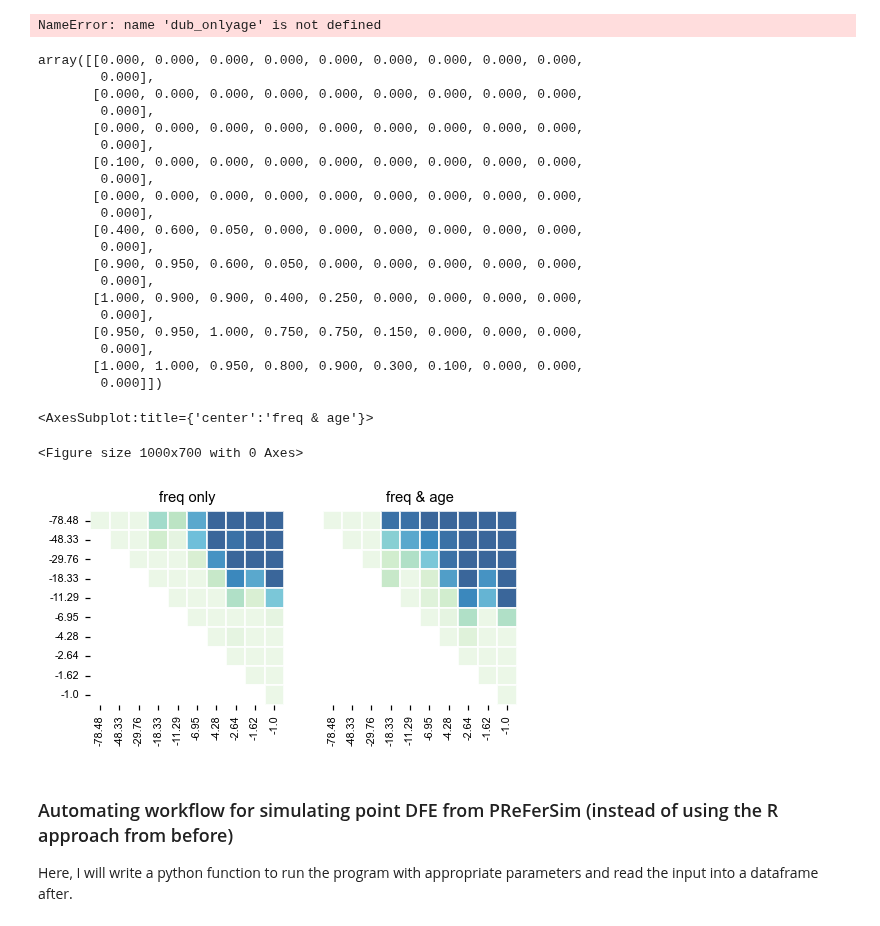
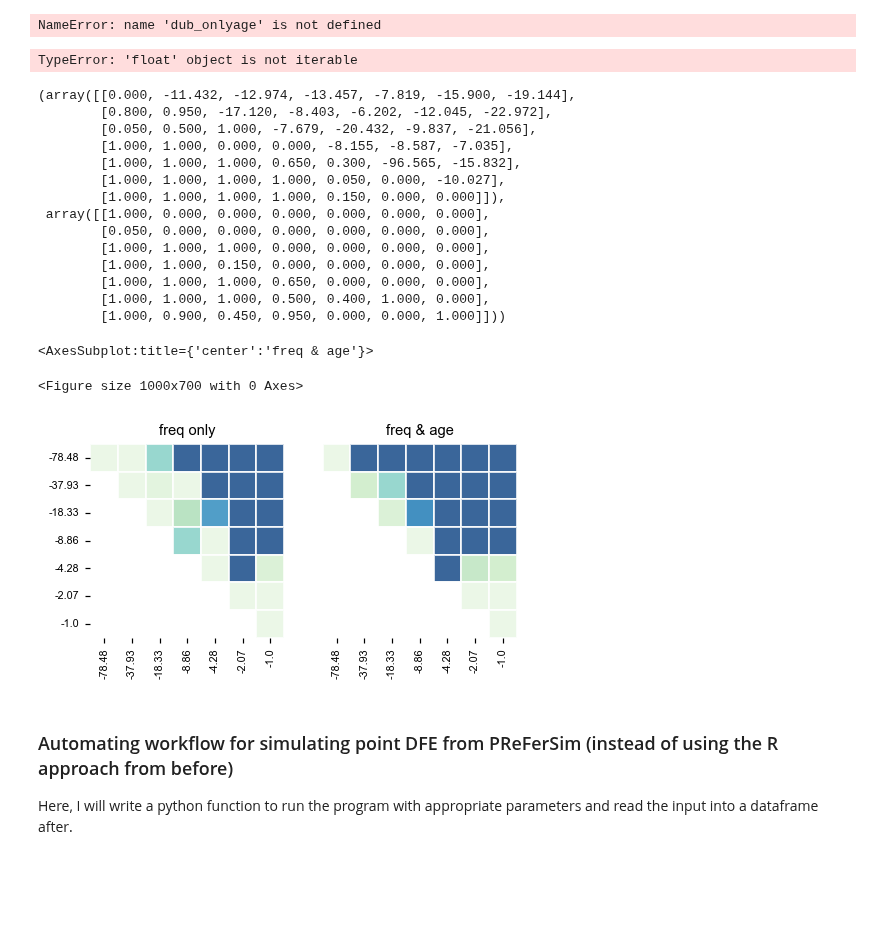
Before and after one commit to VivaswatS/selCoefEst, a Jupyter notebook: mom-framework.ipynb, the cells around one changed output. Drawn from its saved outputs; the diff is of its cells as text; code cells hidden in the pictures; blank space fills up the shorter version.

```diff
--- a/mom-framework.ipynb
+++ b/mom-framework.ipynb
@@ -743,0 +1086,12 @@ array([-0.316, -0.401, -0.509, -0.646, -0.820, -1.040, -1.320, -1.675,
+# %%
+# sin_onlyfreq = [np.sum(get_lp_xl(g1, datneut[:,5], cutoff=2)) for g1 in gamma2]
+# sin_onlyage = [np.sum(get_lp_alxl(g1, datneut[:,5], datneut[:,2], cutoff=2)) for g1 in gamma2]
+# print(gamma2[np.argmax(sin_onlyfreq)], gamma2[np.argmax(sin_onlyage)])
+mle = get_boot_ci(datneut, nsamps=len(datneut), nboot=100)
+# mle.std(axis=0)
+
+# plt.scatter(np.repeat(0.001,len(mle)),mle[:,0],alpha=0.5,color='deepskyblue',label='only freq'); plt.ylabel('estimated γ')
+# plt.scatter(np.repeat(-.001,len(mle)),mle[:,1],alpha=0.5,color='coral',label='freq & age'); plt.xlabel('true γ'); #plt.semilogy()
+# plt.legend(); plt.grid()
+# np.corrcoef(mle[:,0],mle[:,1])
+# mle.mean(axis=0), mle.std(axis=0)
@@ -973,9 +1295,9 @@ newdat = newdf1.to_numpy()
 # %%
 ## assuming two selection coefficients and only freq info (split 50/50)
 dub_onlyfreq = np.zeros((len(gamma2),len(gamma2))) # need a 2d search
-for ig1, g1 in enumerate(gamma2):
-    for ig2, g2 in enumerate(gamma2[0:(ig1+1)]):
-        dub_onlyfreq[ig1, ig2] = np.sum(np.log(0.5*np.exp(get_lp_xl(g1, newdat[:,5])) + 0.5*np.exp(get_lp_xl(g2, newdat[:,5]))))
+# for ig1, g1 in enumerate(gamma2):
+#     for ig2, g2 in enumerate(gamma2[0:(ig1+1)]):
+#         dub_onlyfreq[ig1, ig2] = np.sum(np.log(0.5*np.exp(get_lp_xl(g1, newdat[:,5])) + 0.5*np.exp(get_lp_xl(g2, newdat[:,5]))))
 
 mask = np.full(dub_onlyfreq.shape,False)
 mask[np.triu_indices_from(dub_onlyfreq,k=1)] = True
@@ -1175,13 +1497,13 @@ def resample_calculateprob_age(newdat, gamma, num_sims=16, num_samps=500, thresh
 
     return [prob/num_sims, estgonlyage, np.array([estg1onlyage, estg2onlyage])]
 # %%
-diffgamma = np.reshape(list(it.combinations(gamma[0::2], 2)), (-1,2)) # np.reshape([(-1., x) for x in gamma[:-1][::2]], (-1,2)) #
+diffgamma = np.reshape(list(it.combinations(gamma[::3], 2)), (-1,2)) # np.reshape([(-1., x) for x in gamma[:-1][::2]], (-1,2)) #
 diffprobs = np.zeros((len(diffgamma),2))
 sinpreds = np.zeros((len(diffgamma),2))
 dubpreds = np.zeros((len(diffgamma),4))
 for ig, g in enumerate(diffgamma):
-    newdf1 = df1.iloc[np.ravel(np.where(dat[:,1]==g[0])),:].append(df1.iloc[np.ravel(np.where(dat[:,1]==g[1])),:])
+    newdf1 = df2.iloc[np.ravel(np.where(dat2[:,1]==g[0])),:].append(df2.iloc[np.ravel(np.where(dat2[:,1]==g[1])),:])
     # newdf1 = newdf1.sample(frac=1)
     newdat = newdf1.to_numpy()
-    diffprobs[ig,0], sinpreds[ig,0], dubpreds[ig,:2] = resample_calculateprob_freq(newdat, gamma2, num_sims=20, num_samps=1500, cutoff=2)
-    diffprobs[ig,1], sinpreds[ig,1], dubpreds[ig,-2:] = resample_calculateprob_age(newdat, gamma2, num_sims=20, num_samps=1500, cutoff=2)
+    diffprobs[ig,0], sinpreds[ig,0], dubpreds[ig,:2] = resample_calculateprob_freq(newdat, gamma2, num_sims=16, num_samps=1400, cutoff=2)
+    diffprobs[ig,1], sinpreds[ig,1], dubpreds[ig,-2:] = resample_calculateprob_age(newdat, gamma2, num_sims=16, num_samps=1400, cutoff=2)
@@ -1214,8 +1540,10 @@ for ig, g in enumerate(diffgamma):
     newdf1 = df1.iloc[np.ravel(np.where(dat[:,1]==g[0])),:].append(df1.iloc[np.ravel(np.where(dat[:,1]==g[1])),:])
     # newdf1 = newdf1.sample(frac=1)
     newdat = newdf1.to_numpy()
-    diffprobs[ig,0], sinpreds[ig,0], dubpreds[ig,:2] = resample_calculateprob_freq(newdat, gamma2, num_sims=20, num_samps=1500, cutoff=2)
-    diffprobs[ig,1], sinpreds[ig,1], dubpreds[ig,-2:] = resample_calculateprob_age(newdat, gamma2, num_sims=20, num_samps=1500, cutoff=2)
+    diffprobs[ig,0], sinpreds[ig,0], dubpreds[ig,:2] = resample_calculateprob_freq(newdat, gamma2, num_sims=20, num_samps=5000, cutoff=2)
+    diffprobs[ig,1], sinpreds[ig,1], dubpreds[ig,-2:] = resample_calculateprob_age(newdat, gamma2, num_sims=20, num_samps=5000, cutoff=2)
+# %% [output]
+TypeError: 'float' object is not iterable
 # %%
 ## alternative plotting mechanism to highlight the power in discriminating between gamma values
 powermat_freq = np.empty((len(np.unique(diffgamma)),len(np.unique(diffgamma))))
@@ -1259,40 +1587,34 @@ fit = sp.interpolate.interp1d([np.abs(g[1]-g[0]) for g in diffgamma], diffprobs[
 plt.plot(ginterp, fit(ginterp), '--', color='coral', alpha=0.7)
 plt.ylim((-0.1,1.1)); plt.xscale('log'); plt.xlabel('log(|γ1-γ2|)'); plt.ylabel('prob of choosing complex model'); plt.legend()
 # %%
-powermat_freq
+powermat_freq, powermat_age
 # %% [output]
-array([[0.000, 0.000, 0.000, 0.000, 0.000, 0.000, 0.000, 0.000, 0.000,
-        0.000],
-       [0.000, 0.000, 0.000, 0.000, 0.000, 0.000, 0.000, 0.000, 0.000,
-        0.000],
-       [0.000, 0.000, 0.000, 0.000, 0.000, 0.000, 0.000, 0.000, 0.000,
-        0.000],
-       [0.100, 0.000, 0.000, 0.000, 0.000, 0.000, 0.000, 0.000, 0.000,
-        0.000],
-       [0.000, 0.000, 0.000, 0.000, 0.000, 0.000, 0.000, 0.000, 0.000,
-        0.000],
-       [0.400, 0.600, 0.050, 0.000, 0.000, 0.000, 0.000, 0.000, 0.000,
-        0.000],
-       [0.900, 0.950, 0.600, 0.050, 0.000, 0.000, 0.000, 0.000, 0.000,
-        0.000],
-       [1.000, 0.900, 0.900, 0.400, 0.250, 0.000, 0.000, 0.000, 0.000,
-        0.000],
-       [0.950, 0.950, 1.000, 0.750, 0.750, 0.150, 0.000, 0.000, 0.000,
-        0.000],
-       [1.000, 1.000, 0.950, 0.800, 0.900, 0.300, 0.100, 0.000, 0.000,
-        0.000]])
+(array([[0.000, -11.432, -12.974, -13.457, -7.819, -15.900, -19.144],
+        [0.800, 0.950, -17.120, -8.403, -6.202, -12.045, -22.972],
+        [0.050, 0.500, 1.000, -7.679, -20.432, -9.837, -21.056],
+        [1.000, 1.000, 0.000, 0.000, -8.155, -8.587, -7.035],
+        [1.000, 1.000, 1.000, 0.650, 0.300, -96.565, -15.832],
+        [1.000, 1.000, 1.000, 1.000, 0.050, 0.000, -10.027],
+        [1.000, 1.000, 1.000, 1.000, 0.150, 0.000, 0.000]]),
+ array([[1.000, 0.000, 0.000, 0.000, 0.000, 0.000, 0.000],
+        [0.050, 0.000, 0.000, 0.000, 0.000, 0.000, 0.000],
+        [1.000, 1.000, 1.000, 0.000, 0.000, 0.000, 0.000],
+        [1.000, 1.000, 0.150, 0.000, 0.000, 0.000, 0.000],
+        [1.000, 1.000, 1.000, 0.650, 0.000, 0.000, 0.000],
+        [1.000, 1.000, 1.000, 0.500, 0.400, 1.000, 0.000],
+        [1.000, 0.900, 0.450, 0.950, 0.000, 0.000, 1.000]]))
 # %%
 # np.hstack((diffgamma, dubpreds))
 # np.argmax(diffgamma[0][1]==np.unique(diffgamma))
 plt.figure(dpi=200)
 fig, (ax1, ax2) = plt.subplots(1,2)
-seaborn.heatmap(powermat_freq.T, mask=mask_pow, xticklabels=np.unique(diffgamma), yticklabels=np.unique(diffgamma), cmap='GnBu', ax=ax1, cbar=False, linewidths=0.05, square=True,alpha=0.8,vmin=-0.1);
+seaborn.heatmap(powermat_freq, mask=mask_pow, xticklabels=np.unique(diffgamma), yticklabels=np.unique(diffgamma), cmap='GnBu', ax=ax1, cbar=False, linewidths=0.05, square=True,alpha=0.8,vmin=-0.1);
 ax1.set_title('freq only'); ax2.set_title('freq & age');
-seaborn.heatmap(powermat_age.T, mask=mask_pow, xticklabels=np.unique(diffgamma), yticklabels=[], cmap='GnBu', square=True, ax=ax2, linewidths=0.05, vmin=-0.1, cbar=False, cbar_kws={'label': 'prob of choosing complex model'},alpha=0.8)
+seaborn.heatmap(powermat_age, mask=mask_pow, xticklabels=np.unique(diffgamma), yticklabels=[], cmap='GnBu', square=True, ax=ax2, linewidths=0.05, vmin=-0.1, cbar=False, cbar_kws={'label': 'prob of choosing complex model'},alpha=0.8)
 # %% [output]
 <AxesSubplot:title={'center':'freq & age'}>
 <Figure size 1000x700 with 0 Axes>
-[figure, old version]
+[figure, new version]
 # %%
 truenumloci = np.zeros(len(gamma))
 for ig, g in enumerate(gamma):
```
Also changed, not shown: parts of 64 cells of this notebook, 3 other files.
